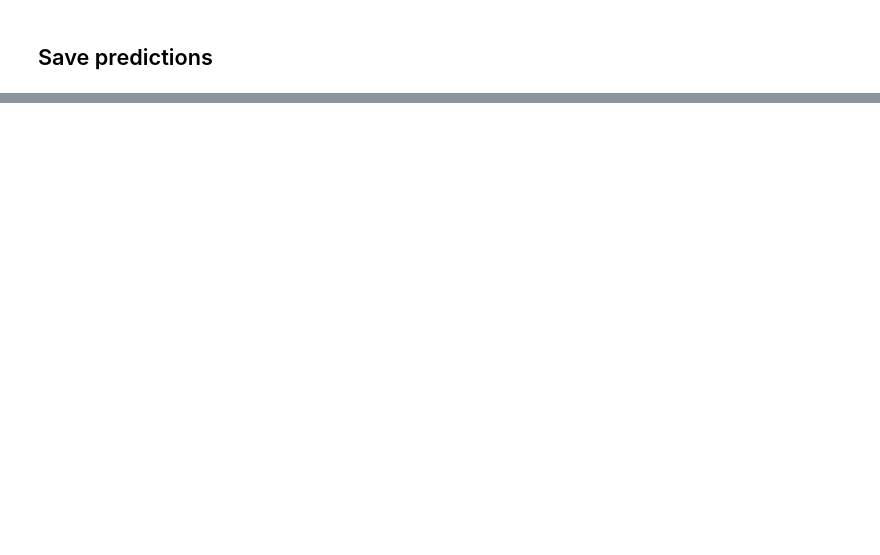
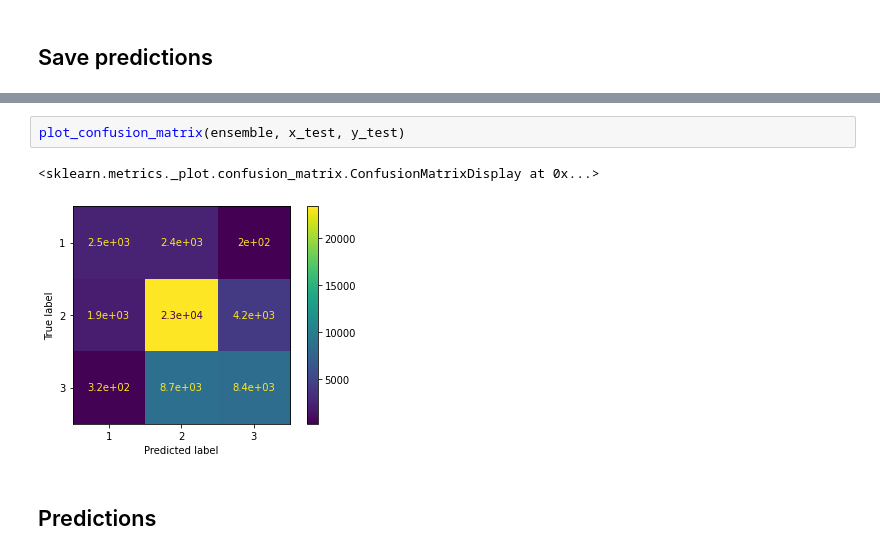
Before and after one commit to plaban1981/Dockship, a Jupyter notebook: Richter's_Predictor_Modeling_Earthquake_Damage_(1)_(2).ipynb, the cells around one changed output, grey strips where cells are left out. Saved outputs shown, nothing was run; the diff lists cells and outputs as text; blank space fills up the shorter version.

```diff
--- a/Richter's_Predictor_Modeling_Earthquake_Damage_(1)_(2).ipynb
+++ b/Richter's_Predictor_Modeling_Earthquake_Damage_(1)_(2).ipynb
@@ -622,0 +1022,7 @@ files.download('submission_autosklearn.csv')
+# %%
+plot_confusion_matrix(ensemble, x_test, y_test)
+# %% [output]
+<sklearn.metrics._plot.confusion_matrix.ConfusionMatrixDisplay at 0x...>
+[figure, added]
+# %% [markdown]
+## Predictions
```
Also changed, not shown: parts of 74 cells of this notebook.
